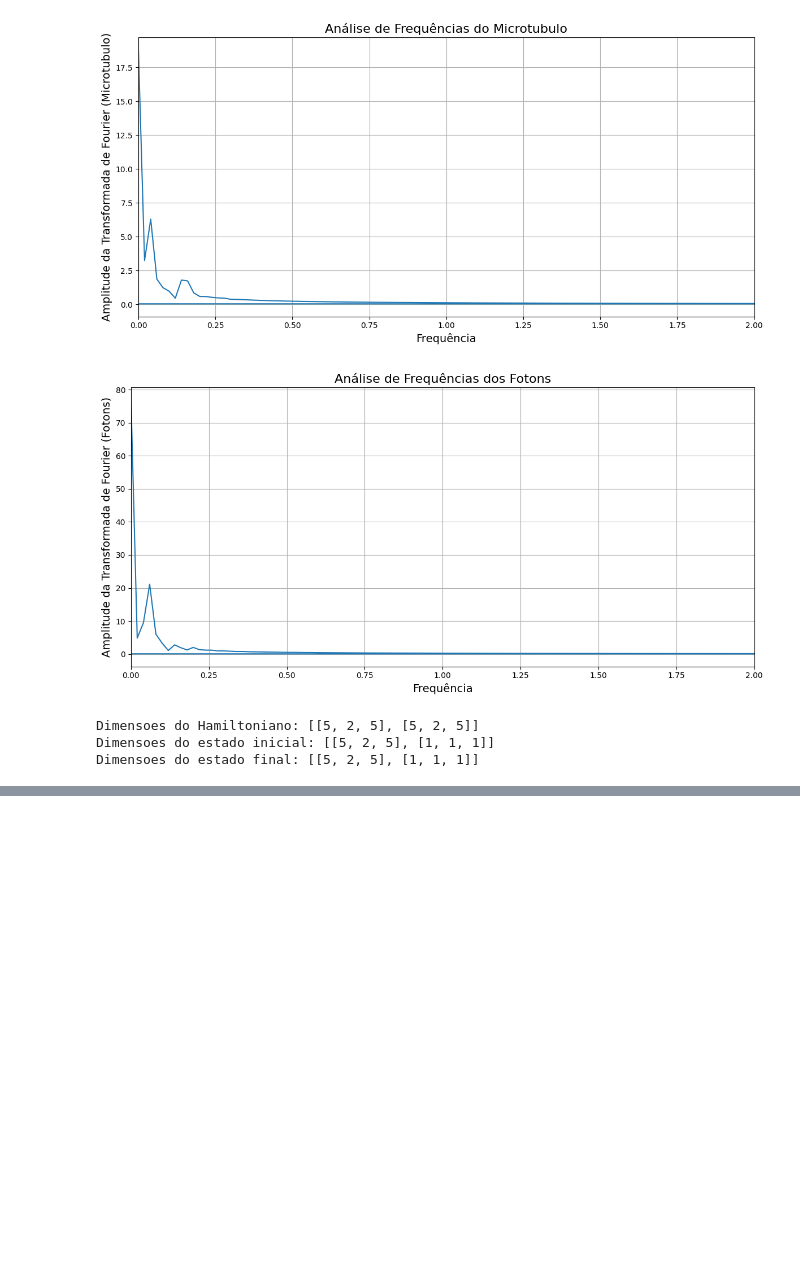
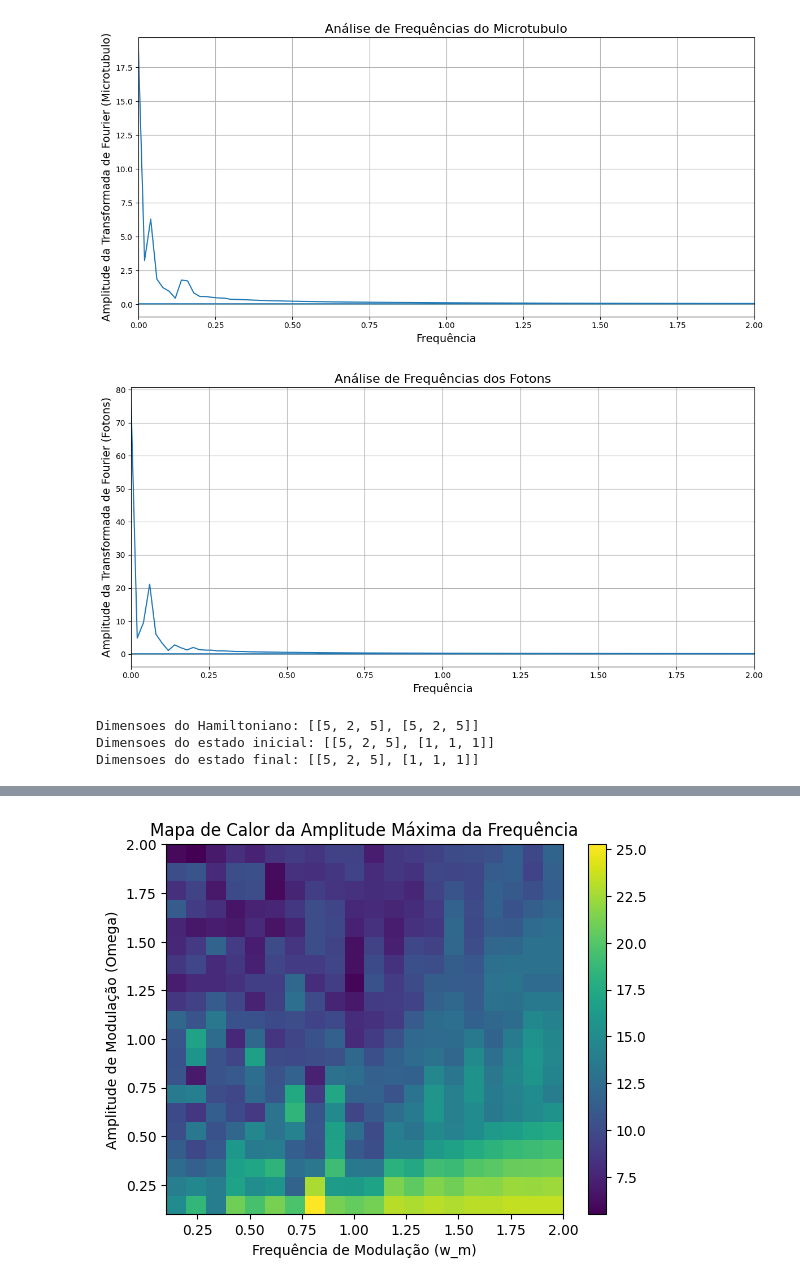
Before and after one commit to Bellinimarcos-prog/causalidade-em-ia, a Jupyter notebook: Nosso_trabalho_está_assim,,_ainda_não_tenho_o_cód_.ipynb, the cells around one changed output, grey strips where cells are left out. Saved outputs shown, nothing was run; the diff lists cells and outputs as text; code cells hidden in the pictures; blank space fills up the shorter version.

```diff
--- a/Nosso_trabalho_está_assim,,_ainda_não_tenho_o_cód_.ipynb
+++ b/Nosso_trabalho_está_assim,,_ainda_não_tenho_o_cód_.ipynb
@@ -663,3 +663,63 @@ Requirement already satisfied: six>=1.5 in /usr/local/lib/python3.11/dist-packag
 Dimensoes do Hamiltoniano: [[5, 2, 5], [5, 2, 5]]
 Dimensoes do estado inicial: [[5, 2, 5], [1, 1, 1]]
 Dimensoes do estado final: [[5, 2, 5], [1, 1, 1]]
+# %%
+!pip install qutip matplotlib scipy
+
+import qutip as qt
+import numpy as np
+import matplotlib.pyplot as plt
+from scipy.fft import fft, fftfreq
+
+# Parâmetros (incluindo parâmetros de modulação)
+# ... (Parâmetros do BEC, fótons e microtúbulos - como antes)
+Omega_list = np.linspace(0.1, 2, 20)  # Lista de amplitudes de modulação
+w_m_list = np.linspace(0.1, 2, 20) #Lista de frequencias de modulação
+max_freq_amp = np.zeros((len(Omega_list),len(w_m_list)))
+
+# Operadores (como antes)
+# ...
+
+# Hamiltonianos (com modulação)
+H_b = w_b * b_dag * b
+H_f = w_f * a_dag * a
+H_mt = sum(w_mt * c[i].dag() * c[i] for i in range(num_modos_mt)) + sum(J * (c[i].dag() * c[j] + c[j].dag() * c[i]) for i in range(num_modos_mt) for j in range(num_modos_mt) if i!=j)
+
+def H_int_b_f_mod(t, args):
+    g = args['g']
+    Omega = args['Omega']  # Amplitude da modulação
+    w_m = args['w_m']      # Frequência da modulação
+    return (g + Omega * np.sin(w_m * t)) * (qt.tensor(b, qt.tensor(I_mt, a_dag)) + qt.tensor(b_dag, qt.tensor(I_mt, a)))
+
+H_int_mt_f = sum([g_mt * (qt.tensor(I_b, qt.tensor(c[i], a_dag)) + qt.tensor(I_b, qt.tensor(c_dag[i], a))) for i in range(num_modos_mt)])
+
+# Estado Inicial (como antes)
+# ...
+
+# Simulação e Testagem de Frequências
+for i, Omega in enumerate(Omega_list):
+    for j, w_m in enumerate(w_m_list):
+        args = {'g': g, 'Omega': Omega, 'w_m': w_m}
+        def H_total_mod(t, args):
+            H_int_b_f_mod_t = H_int_b_f_mod(t, args)
+            return qt.tensor(H_b, I_mt, I_f) + qt.tensor(I_b, H_mt, I_f) + qt.tensor(I_b, I_mt, H_f) + H_int_b_f_mod_t + H_int_mt_f
+        result = qt.mesolve(H_total_mod, psi0, tlist, [], [], args=args)
+
+        entropy_b = [qt.entropy_vn(qt.ptrace(state, [0])) for state in result.states]
+
+        yf_b = fft(entropy_b)
+        xf = fftfreq(len(tlist), tlist[1]-tlist[0])
+
+        max_freq_amp[i,j] = np.max(np.abs(yf_b[1:len(yf_b)//2])) #Salva a maior amplitude de frequencia positiva diferente de zero
+
+
+#Plota o heatmap
+fig, ax = plt.subplots()
+im = ax.imshow(max_freq_amp, extent=[w_m_list[0], w_m_list[-1], Omega_list[0], Omega_list[-1]], origin='lower', aspect='auto')
+
+ax.set_xlabel('Frequência de Modulação (w_m)')
+ax.set_ylabel('Amplitude de Modulação (Omega)')
+ax.set_title('Mapa de Calor da Amplitude Máxima da Frequência')
+fig.colorbar(im, ax=ax)
+plt.show()
+# %% [output]
@@ -665,0 +739 @@ Dimensoes do estado final: [[5, 2, 5], [1, 1, 1]]
+[figure, added]
```
Also changed, not shown: parts of 1 cell of this notebook.
